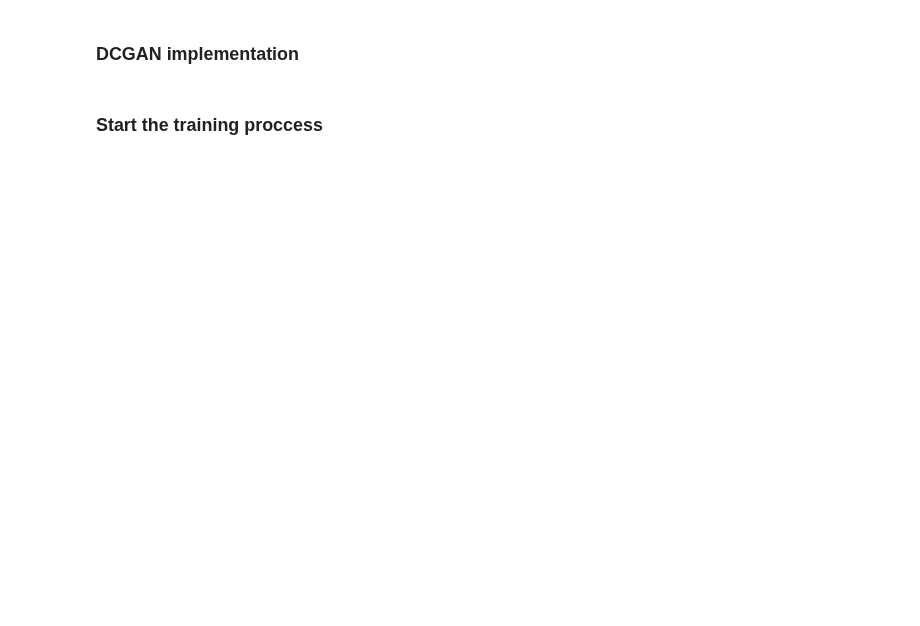
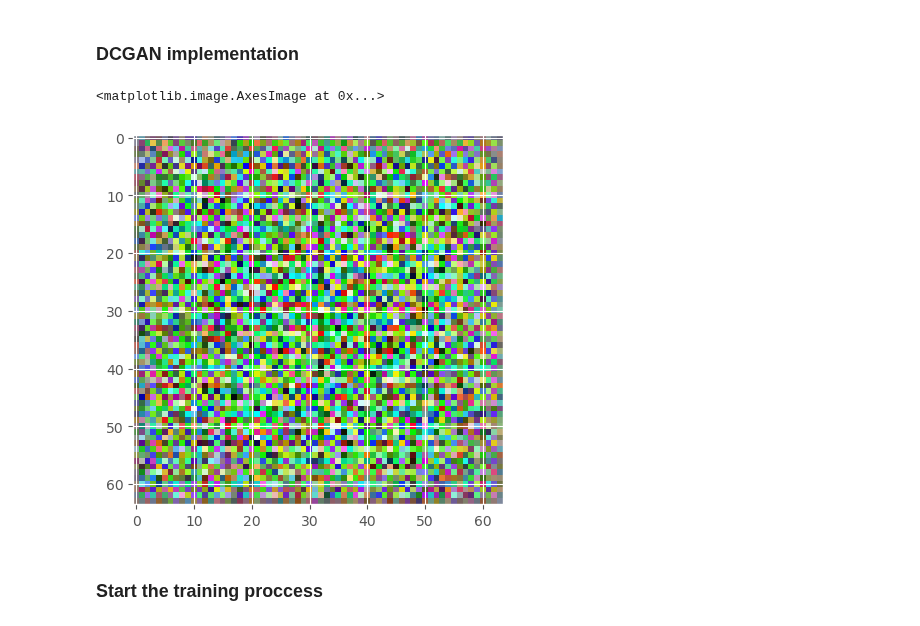
Before and after one commit to parseny/Generative-Models-2024, a Jupyter notebook: Assignment 1/1_gan_dcgan.ipynb, the cells around one changed output. Drawn from its saved outputs; the diff is of its cells as text; code cells hidden in the pictures; blank space fills up the shorter version.

```diff
--- a/Assignment 1/1_gan_dcgan.ipynb
+++ b/Assignment 1/1_gan_dcgan.ipynb
@@ -440,24 +440,2 @@ data_loader = DataLoader(dataset=cifar_dataset, batch_size=CFG.batch_size, shuff
 # %% [markdown]
 ### DCGAN implementation
-# %%
-class DCGenerator(nn.Module):
-    def __init__(self, nc, nz, ngf):
-        # ConvTranspose2d - BatchNorm - Relu -ConvTranspose2d - BatchNorm - Relu -ConvTranspose2d - BatchNorm - Relu
-        # ConvTranspose2d - BatchNorm - Relu - ConvTranspose2d - Tanh
-        super(Generator, self).__init__()
-        self.sequential = nn.Sequential()
-
-    def forward(self, x):
-      x = self.sequential(x)
-      return x
-
-
-class DCDiscriminator(nn.Module):
-    def __init__(self, nc, ndf):
-        # conv2d - leaky - conv2d - batchnorm - leaky - conv2d - batchnorm - leaky - conv - batchnorm - leaky - conv2d
-        super(Discriminator, self).__init__()
-        self.sequential = nn.Sequential()
-
-    def forward(self, x):
-        x = self.sequential(x)
-        return x
@@ -464,14 +513,21 @@ class DCDiscriminator(nn.Module):
 # %%
 # create new Generator model
 
-# DCG = DCGenerator...
+DCG = DCGenerator(CFG.nc, CFG.nz, CFG.ngf)
 
 # create new Discriminator model
 
-# DCD = DCDiscriminator...
+DCD = DCDiscriminator(CFG.nc, CFG.ndf)
 # %%
 # show the output of model
-y = DCG(torch.randn(2, CFG.nz))
+y = DCG(torch.randn(2, CFG.nz, 1, 1))
+
+single_image = denorm(y[0]).detach().numpy().transpose(1, 2, 0)
+
+plt.imshow(single_image)
+# %% [output]
+<matplotlib.image.AxesImage at 0x...>
+[figure, added]
 # %%
 # define the criterion is nn.BCELoss()
 criterion = nn.BCELoss()
```
Also changed, not shown: parts of 10 cells of this notebook.
